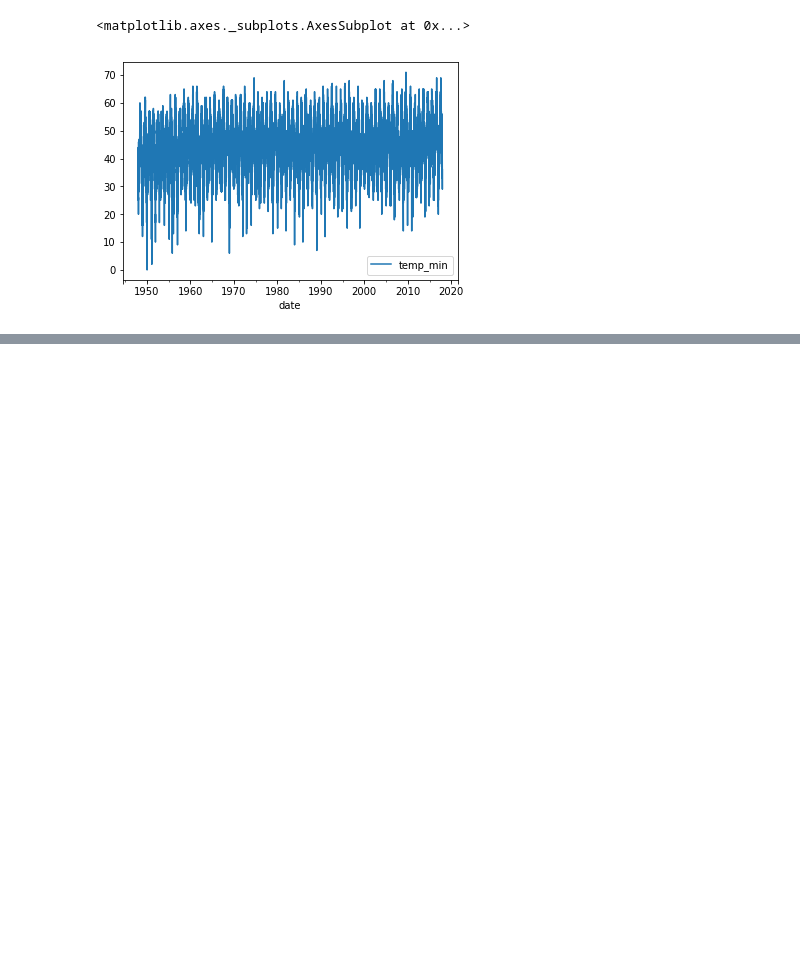
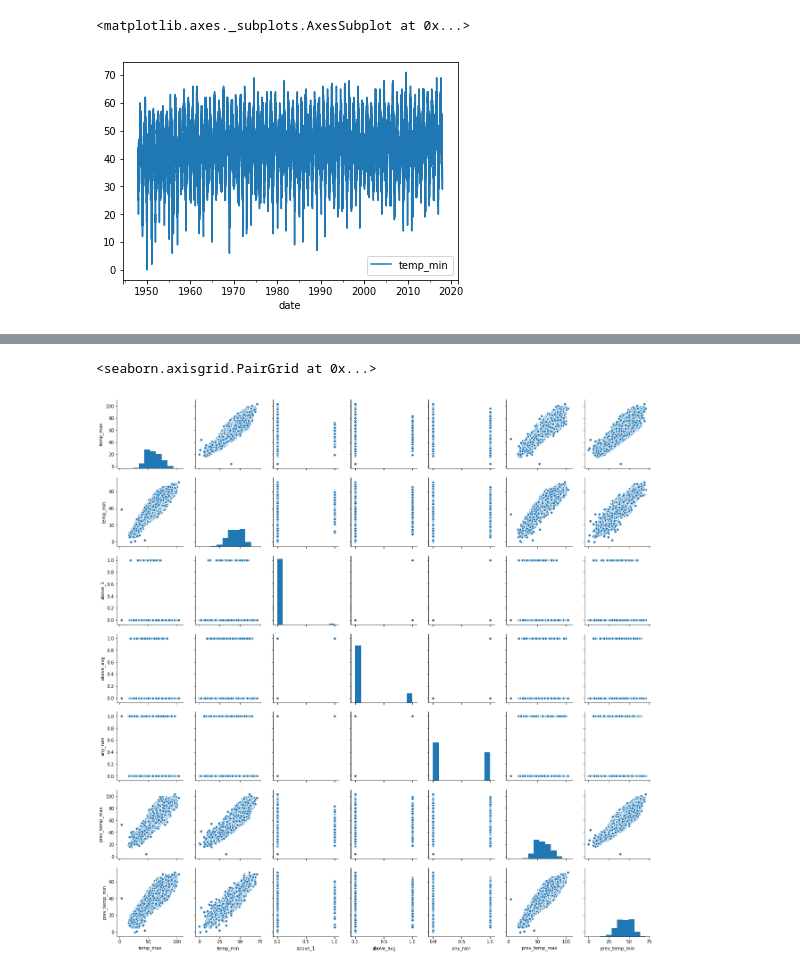
Before and after one commit to grandquista/grandquista.github.io, a Jupyter notebook: _posts/Seattle weather.ipynb, the cells around one changed output, grey strips where cells are left out. Cells and saved outputs as stored; diff of their text form; code cells hidden in the pictures; blank space fills up the shorter version.

```diff
--- a/_posts/Seattle weather.ipynb
+++ b/_posts/Seattle weather.ipynb
@@ -6,3 +12,4 @@ import matplotlib.pyplot as plt
 # %%
 # https://www.kaggle.com/rtatman/did-it-rain-in-seattle-19482017/downloads/did-it-rain-in-seattle-19482017.zip/1
-data = pd.read_csv('./seattleWeather_1948-2017.csv')
+df = pd.read_csv('./seattleWeather_1948-2017.csv')
+df.info()
@@ -9,13 +27,14 @@ data = pd.read_csv('./seattleWeather_1948-2017.csv')
 # %%
-data['temp_max'] = data.TMAX
-data['temp_min'] = data.TMIN
-data['date'] = pd.to_datetime(data.DATE)
-data['precip'] = data.PRCP
+data = pd.DataFrame()
+data['temp_max'] = df.TMAX
+data['temp_min'] = df.TMIN
+data['date'] = pd.to_datetime(df.DATE)
+data['precip'] = pd.to_numeric(df.PRCP)
 data['above_1'] = data.precip > 1
 data['above_avg'] = data.precip > 0.25
 data['any_rain'] = data.precip > 0
-data['prev_temp_max'] = [data.TMAX[0]] + list(data.TMAX[:-1])
-data['prev_temp_min'] = [data.TMIN[0]] + list(data.TMIN[:-1])
+data['prev_temp_max'] = [data.temp_max[0]] + list(data.temp_max[:-1])
+data['prev_temp_min'] = [data.temp_min[0]] + list(data.temp_min[:-1])
 # %%
 data.plot(x='date', y='precip')
 # %% [output]
@@ -28,0 +77,5 @@ data.plot(x='date', y='temp_min')
+# %%
+sbs.pairplot(data.drop(columns=['precip']))
+# %% [output]
+<seaborn.axisgrid.PairGrid at 0x...>
+[figure, added]
```
Also changed, not shown: parts of 6 cells of this notebook, 4 other files.
